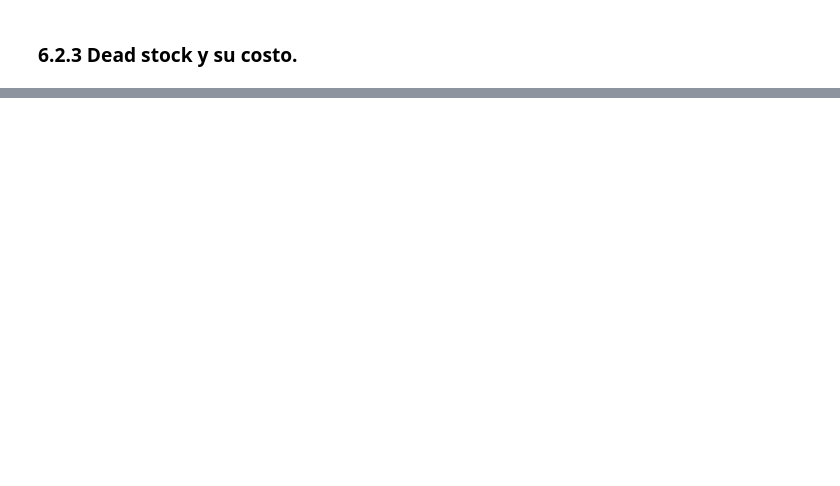
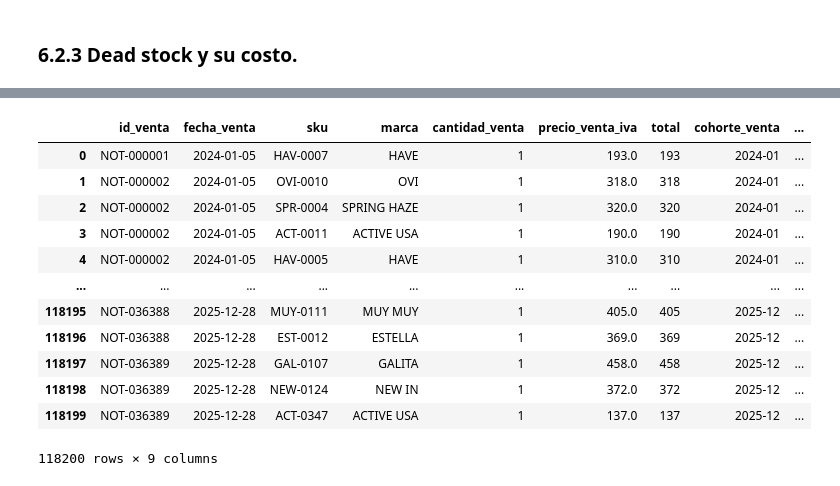
Before and after one commit to Adrian-estrada-chavez/clothing-sales-roi-analysis, a Jupyter notebook: Clothing_sales_roi_analysis.ipynb, the cells around one changed output, grey strips where cells are left out. Cells and saved outputs as stored; diff of their text form; code cells hidden in the pictures; blank space fills up the shorter version.

```diff
--- a/Clothing_sales_roi_analysis.ipynb
+++ b/Clothing_sales_roi_analysis.ipynb
@@ -1386,0 +1406,17 @@ Valoraremos la situacion del stock, su trazabilidad en el tiempo y su costo.
+# %%
+dead_stock=pd.merge(dventa,dcompra[['sku','fecha_compra']],on='sku',how='left')
+dead_stock
+# %% [output]
+|  | id_venta | fecha_venta | sku | marca | cantidad_venta | precio_venta_iva | total | cohorte_venta | ... |
+| 0 | NOT-000001 | 2024-01-05 | HAV-0007 | HAVE | 1 | 193.0 | 193 | 2024-01 | ... |
+| 1 | NOT-000002 | 2024-01-05 | OVI-0010 | OVI | 1 | 318.0 | 318 | 2024-01 | ... |
+| 2 | NOT-000002 | 2024-01-05 | SPR-0004 | SPRING HAZE | 1 | 320.0 | 320 | 2024-01 | ... |
+| 3 | NOT-000002 | 2024-01-05 | ACT-0011 | ACTIVE USA | 1 | 190.0 | 190 | 2024-01 | ... |
+| 4 | NOT-000002 | 2024-01-05 | HAV-0005 | HAVE | 1 | 310.0 | 310 | 2024-01 | ... |
+| ... | ... | ... | ... | ... | ... | ... | ... | ... | ... |
+| 118195 | NOT-036388 | 2025-12-28 | MUY-0111 | MUY MUY | 1 | 405.0 | 405 | 2025-12 | ... |
+| 118196 | NOT-036388 | 2025-12-28 | EST-0012 | ESTELLA | 1 | 369.0 | 369 | 2025-12 | ... |
+| 118197 | NOT-036389 | 2025-12-28 | GAL-0107 | GALITA | 1 | 458.0 | 458 | 2025-12 | ... |
+| 118198 | NOT-036389 | 2025-12-28 | NEW-0124 | NEW IN | 1 | 372.0 | 372 | 2025-12 | ... |
+| 118199 | NOT-036389 | 2025-12-28 | ACT-0347 | ACTIVE USA | 1 | 137.0 | 137 | 2025-12 | ... |
+118200 rows × 9 columns
```
Also changed, not shown: parts of 9 cells of this notebook.
